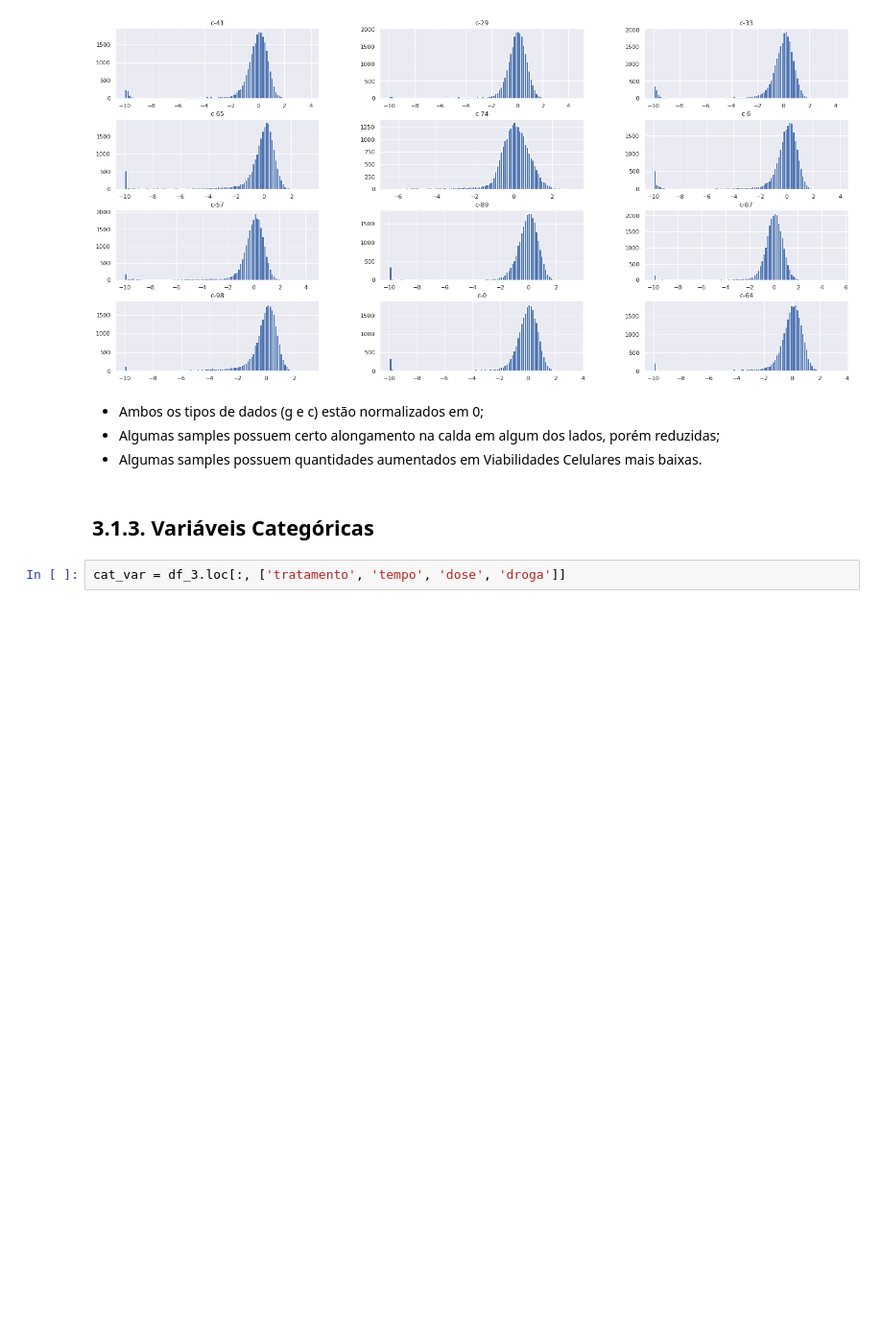
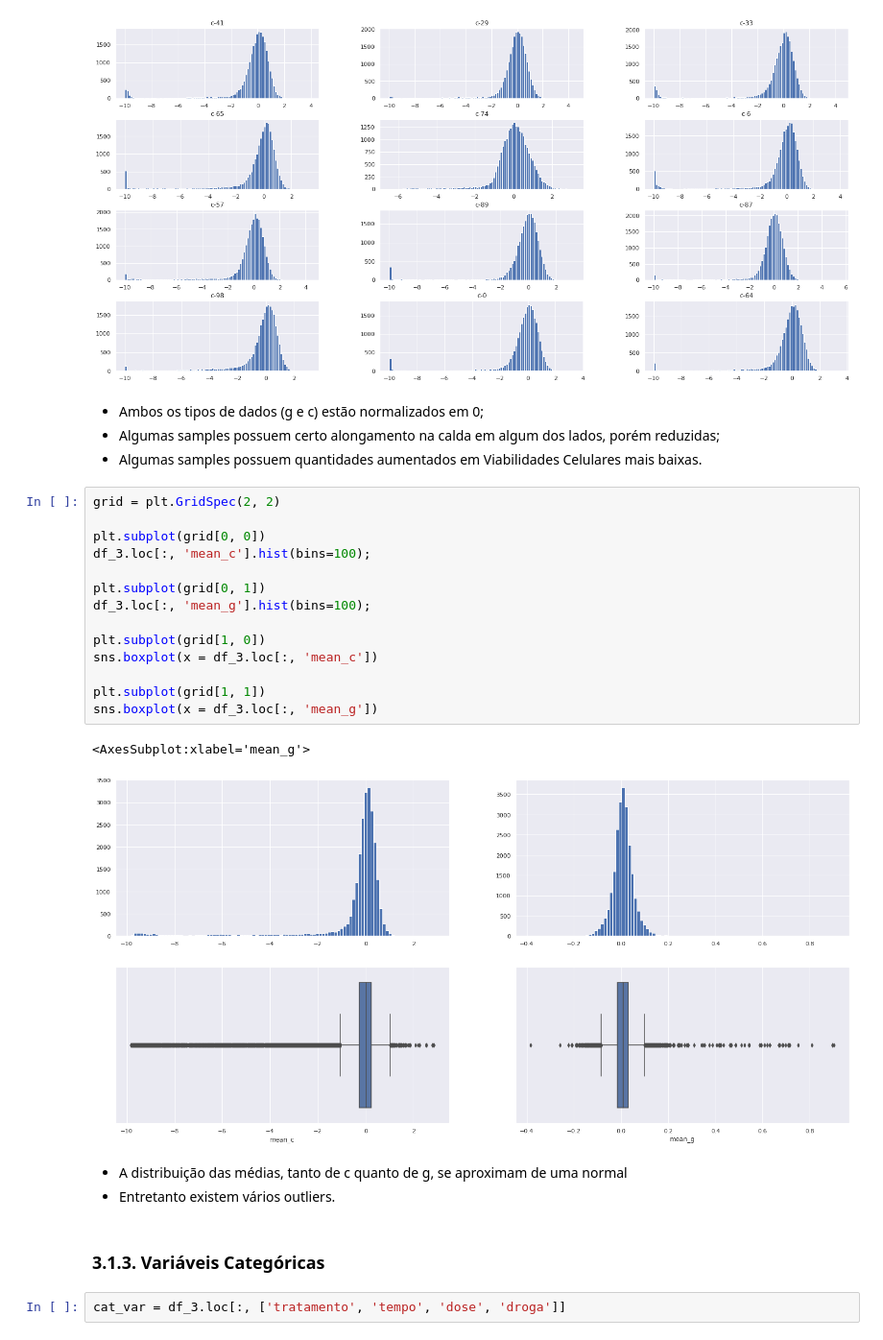
Before and after one commit to tadeucbm/imersao-dados-desafio-final, a Jupyter notebook: Notebooks/projeto_imersao_dados.ipynb, the cells around one changed output. Shown: that part at 96% size. Saved outputs shown, nothing was run; the diff lists cells and outputs as text; blank space fills up the shorter version.

```diff
--- a/Notebooks/projeto_imersao_dados.ipynb
+++ b/Notebooks/projeto_imersao_dados.ipynb
@@ -473,8 +519,28 @@ samples_df_c.hist(bins=100);
 - Ambos os tipos de dados (g e c) estão normalizados em 0;
 - Algumas samples possuem certo alongamento na calda em algum dos lados, porém reduzidas;
 - Algumas samples possuem quantidades aumentados em Viabilidades Celulares mais baixas.
+# %%
+grid = plt.GridSpec(2, 2)
+
+plt.subplot(grid[0, 0])
+df_3.loc[:, 'mean_c'].hist(bins=100);
+
+plt.subplot(grid[0, 1])
+df_3.loc[:, 'mean_g'].hist(bins=100);
+
+plt.subplot(grid[1, 0])
+sns.boxplot(x = df_3.loc[:, 'mean_c'])
+
+plt.subplot(grid[1, 1])
+sns.boxplot(x = df_3.loc[:, 'mean_g'])
+# %% [output]
+<AxesSubplot:xlabel='mean_g'>
+[figure, added]
+# %% [markdown]
+- A distribuição das médias, tanto de c quanto de g, se aproximam de uma normal
+- Entretanto existem vários outliers.
 # %% [markdown]
-## 3.1.3. Variáveis Categóricas
+### 3.1.3. Variáveis Categóricas
 # %%
 cat_var = df_3.loc[:, ['tratamento', 'tempo', 'dose', 'droga']]
 # %% [markdown]
```
Also changed, not shown: parts of 103 cells of this notebook.
